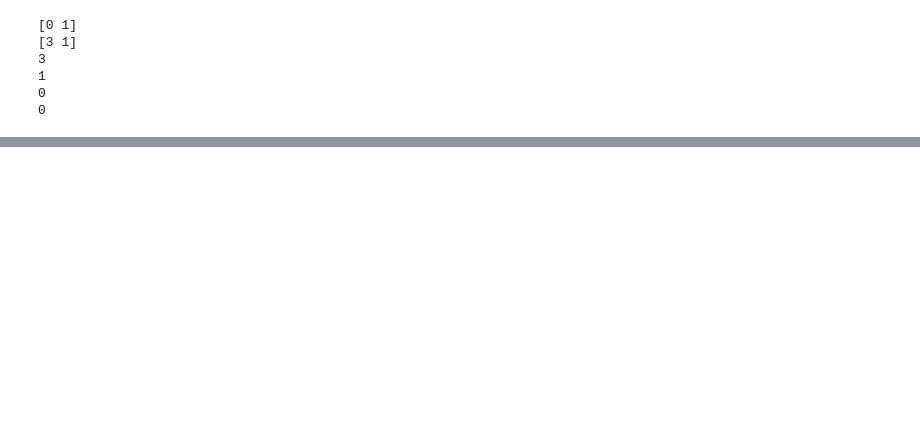
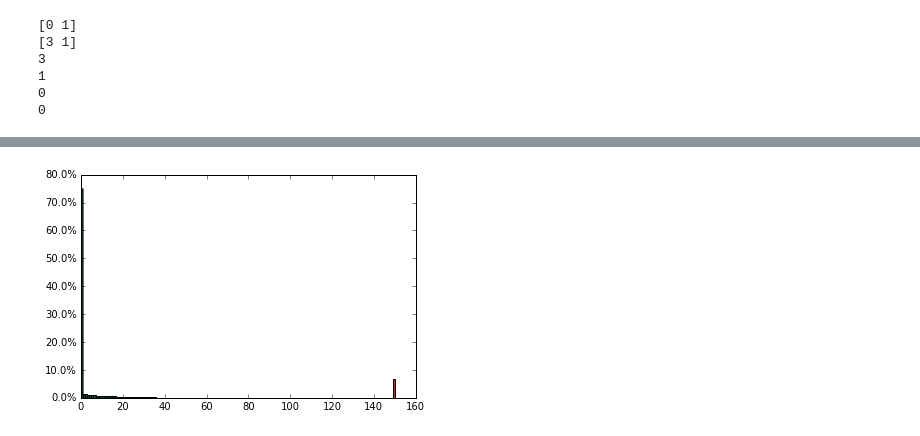
Before and after one commit to peteflorence/analysis-nanomap, a Jupyter notebook: Why memory.ipynb, the cells around one changed output, grey strips where cells are left out. Saved outputs shown, nothing was run; the diff lists cells and outputs as text; code cells hidden in the pictures; blank space fills up the shorter version.

```diff
--- a/Why memory.ipynb
+++ b/Why memory.ipynb
@@ -503,27 +556,34 @@ plt.show()
 # %%
 import numpy as n
 import matplotlib.pyplot as plt
 
 # Random gaussian data.
 Ntotal = 1000
 data = n.random.rand(Ntotal)*150
 
 # This is  the colormap I'd like to use.
 cm = plt.cm.get_cmap('YlGn')
 #colors = cm.YlGn(np.linspace(0, 1, 12))
 #print np.flip(colors, 0) # flip to return green to yellow
 
 # Plot histogram.
-n, bins, patches = plt.hist(data, 151, normed=1, color='red')
+n, bins, patches = plt.hist(each_histogram_data, 151, color='red',normed=True)
 bin_centers = 0.5 * (bins[:-1] + bins[1:])
 
 # scale values to interval [0,1]
 col = bin_centers - min(bin_centers)
 col /= max(col)
 
 i = 0
 for c, p in zip(col, patches):
     plt.setp(p, 'facecolor', my_colormap[i])
     i += 1
 
+formatter = FuncFormatter(to_percent)
+
+# Set the formatter
+plt.gca().yaxis.set_major_formatter(formatter)
+
 plt.show()
+# %% [output]
+[figure, added]
```
Also changed, not shown: parts of 11 cells of this notebook.
